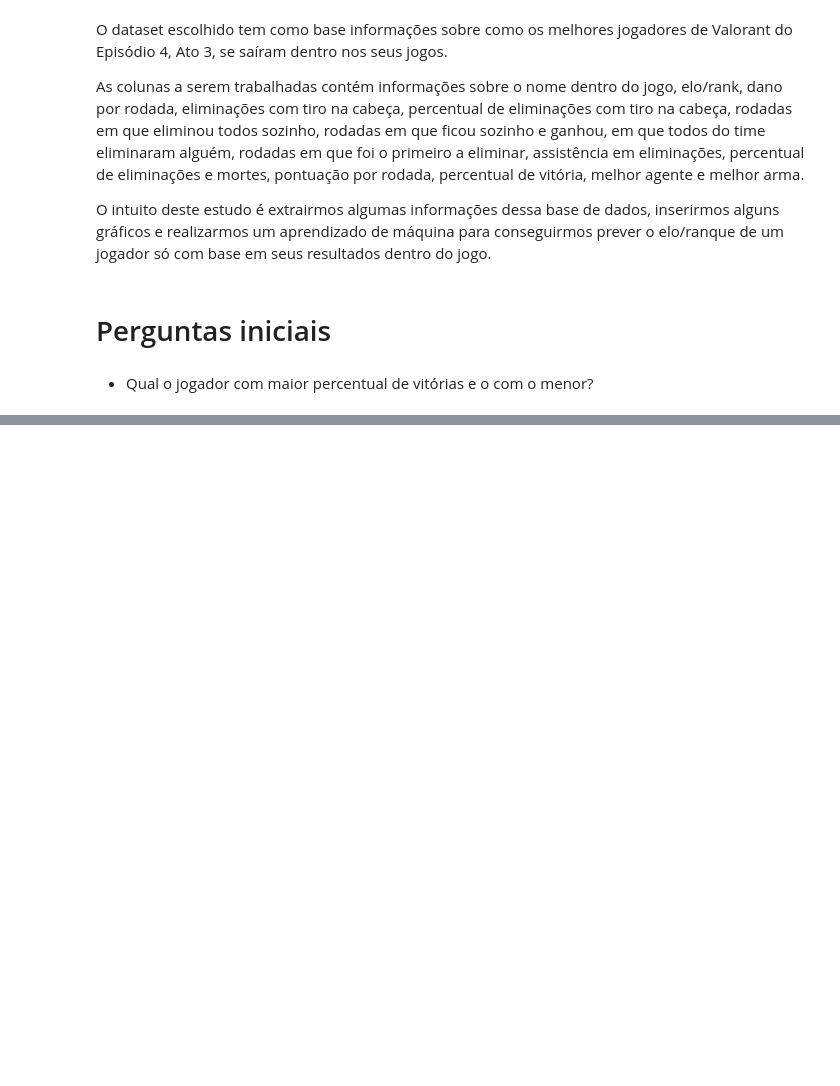
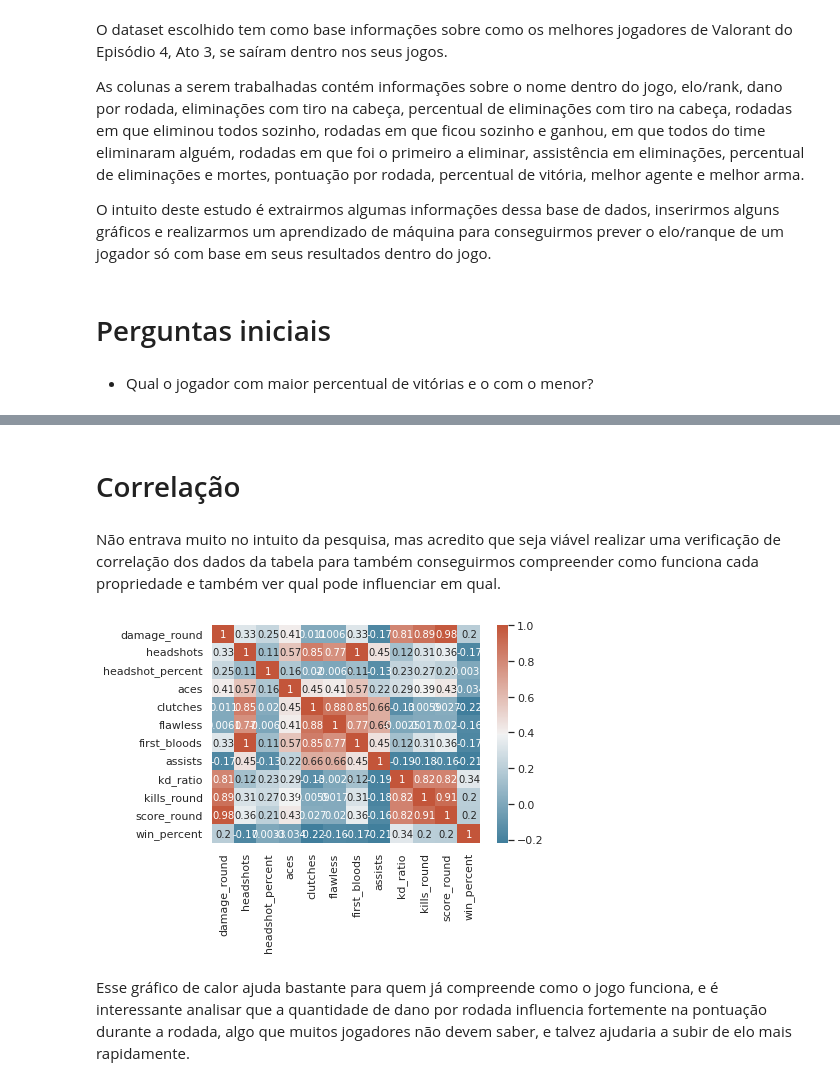
Before and after one commit to viniciusgugelmin/data-science-3, a Jupyter notebook: projects/valorant_stats/notebooks/machine_learning.ipynb, the cells around one changed output, grey strips where cells are left out. Cells and saved outputs as stored; diff of their text form; code cells hidden in the pictures; blank space fills up the shorter version.

```diff
--- a/projects/valorant_stats/notebooks/machine_learning.ipynb
+++ b/projects/valorant_stats/notebooks/machine_learning.ipynb
@@ -75,0 +167,12 @@ df_win_order # clean 0 values
+# %% [markdown]
+# Correlação
+# %% [markdown]
+Não entrava muito no intuito da pesquisa, mas acredito que seja viável realizar uma verificação de correlação dos dados da tabela para também conseguirmos compreender como funciona cada propriedade e também ver qual pode influenciar em qual.
+# %%
+corr = df.corr()
+cmap = sns.diverging_palette(230, 20, as_cmap=True)
+sns.heatmap(df.corr(),cmap=cmap, annot=True);
+# %% [output]
+[figure, added]
+# %% [markdown]
+Esse gráfico de calor ajuda bastante para quem já compreende como o jogo funciona, e é interessante analisar que a quantidade de dano por rodada influencia fortemente na pontuação durante a rodada, algo que muitos jogadores não devem saber, e talvez ajudaria a subir de elo mais rapidamente.
```
Also changed, not shown: parts of 13 cells of this notebook.
